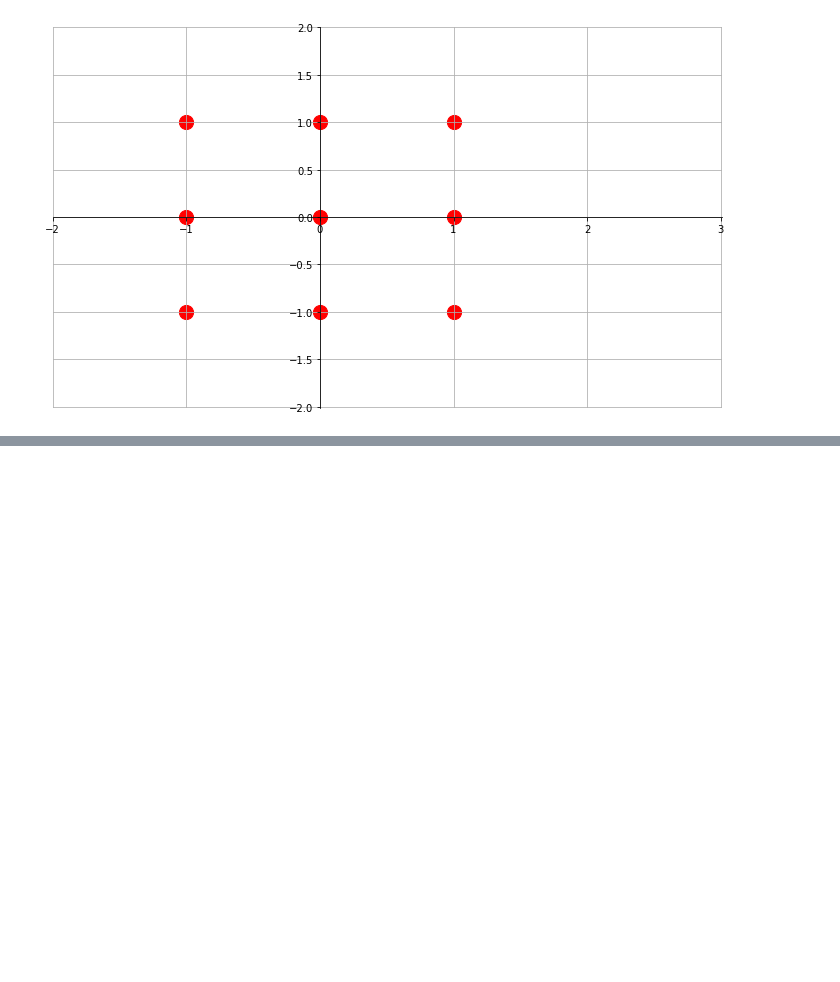
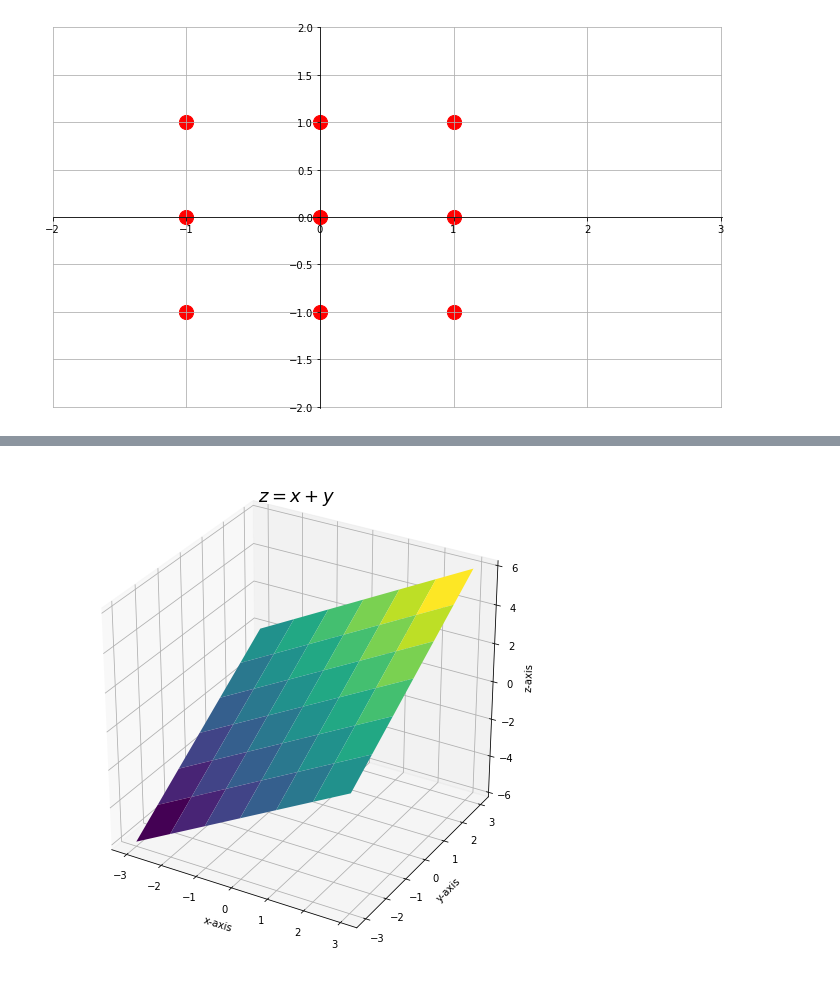
Before and after one commit to thanethereal/Data-Science-Roadmap, a Jupyter notebook: Linear_Algebra/Chapter1.ipynb, the cells around one changed output, grey strips where cells are left out. Drawn from its saved outputs; the diff is of its cells as text; code cells hidden in the pictures; blank space fills up the shorter version.

```diff
--- a/Linear_Algebra/Chapter1.ipynb
+++ b/Linear_Algebra/Chapter1.ipynb
@@ -77 +96,12 @@ plt.show()
 [figure]
+# %%
+fig = plt.figure(figsize = (9, 9))
+ax = fig.add_subplot(111, projection = '3d')
+ax.plot_surface(X, Y, Z, cmap ='viridis') # MATLAB default color map
+ax.set_xlabel('x-axis')
+ax.set_ylabel('y-axis')
+ax.set_zlabel('z-axis')
+ax.set_title('$z=x+y$', size = 18)
+plt.show()
+# %% [output]
+[figure, added]
```
Also changed, not shown: parts of 3 cells of this notebook.
